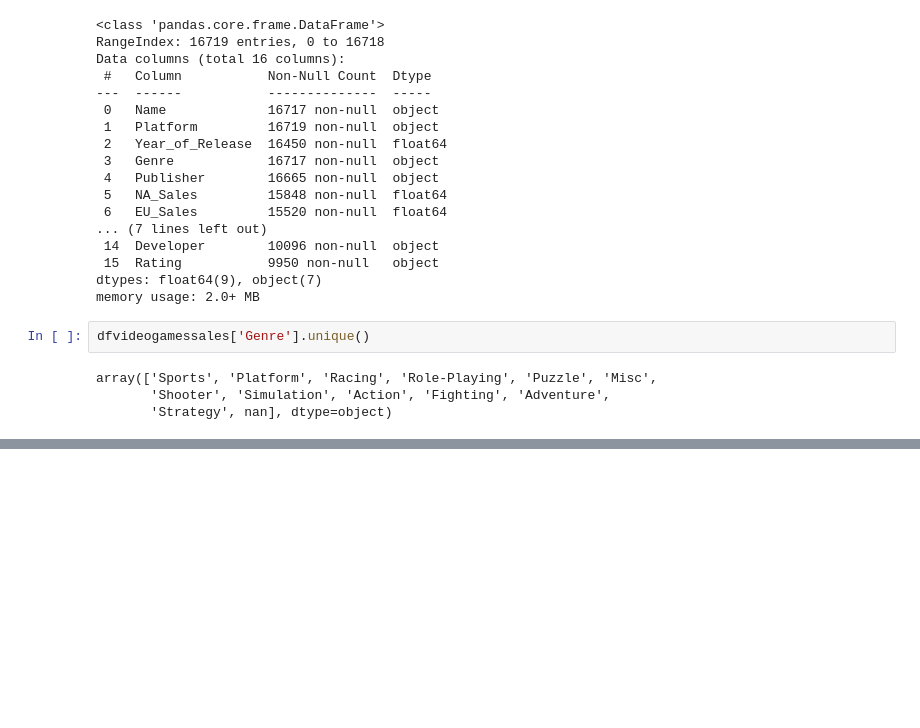
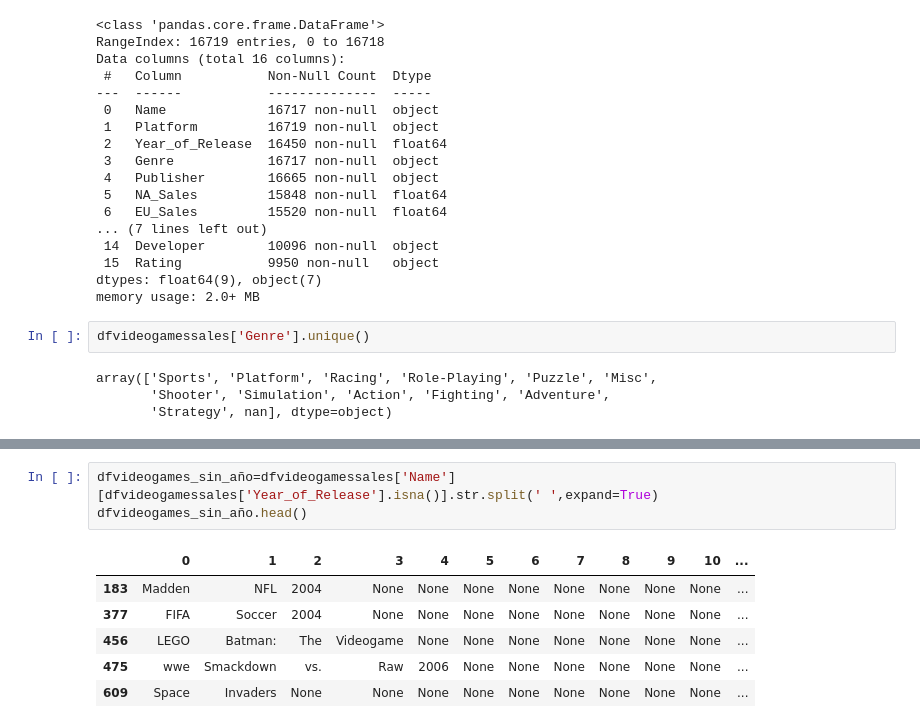
Before and after one commit to JUrielCerecero/analisis-de-datos-de-videojuegos, a Jupyter notebook: etl.ipynb, the cells around one changed output, grey strips where cells are left out. Saved outputs shown, nothing was run; the diff lists cells and outputs as text; blank space fills up the shorter version.

```diff
--- a/etl.ipynb
+++ b/etl.ipynb
@@ -205,0 +214,10 @@ dfvideogamessales
+# %%
+dfvideogames_sin_año=dfvideogamessales['Name'][dfvideogamessales['Year_of_Release'].isna()].str.split(' ',expand=True)
+dfvideogames_sin_año.head()
+# %% [output]
+|  | 0 | 1 | 2 | 3 | 4 | 5 | 6 | 7 | 8 | 9 | 10 | ... |
+| 183 | Madden | NFL | 2004 | None | None | None | None | None | None | None | None | ... |
+| 377 | FIFA | Soccer | 2004 | None | None | None | None | None | None | None | None | ... |
+| 456 | LEGO | Batman: | The | Videogame | None | None | None | None | None | None | None | ... |
+| 475 | wwe | Smackdown | vs. | Raw | 2006 | None | None | None | None | None | None | ... |
+| 609 | Space | Invaders | None | None | None | None | None | None | None | None | None | ... |
```
Also changed, not shown: parts of 12 cells of this notebook, 1 other file.
